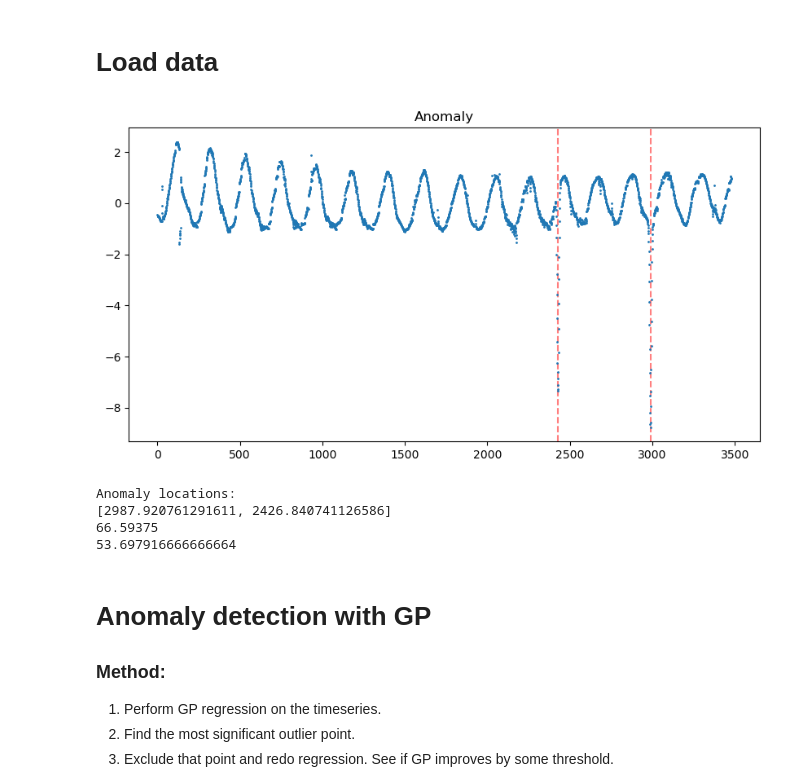
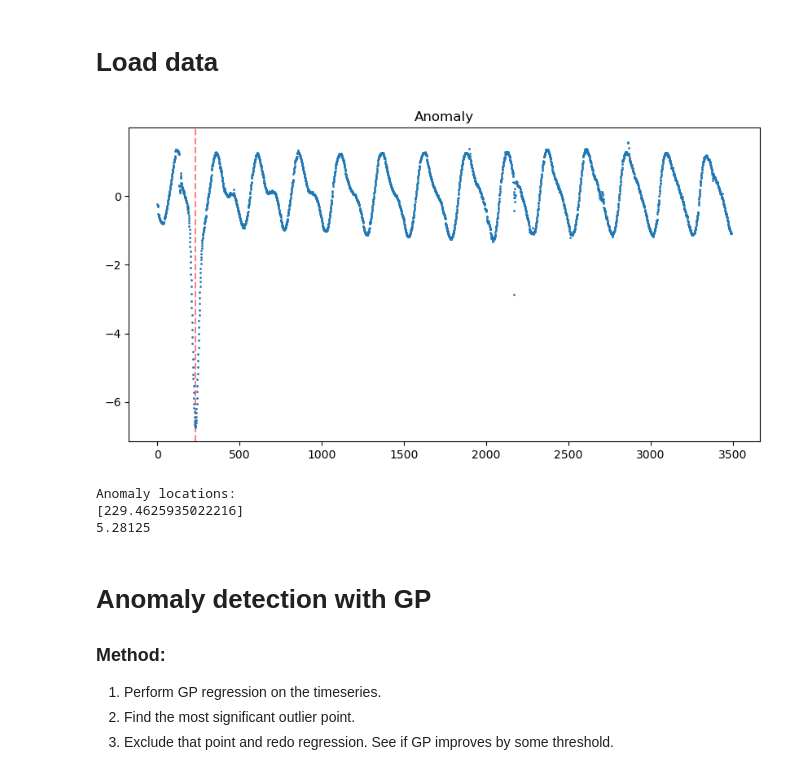
Before and after one commit to linneawolniewicz/dipper-detection, a Jupyter notebook: scripts/explore_gp.ipynb, the cells around one changed output. Drawn from its saved outputs; the diff is of its cells as text; code cells hidden in the pictures.

```diff
--- a/scripts/explore_gp.ipynb
+++ b/scripts/explore_gp.ipynb
@@ -16,7 +16,7 @@ Using device: cuda
 # %%
 # Load a file and inject an anomaly
 data_dir = '../data/k2/'
-filename = 'k2_72.fits'
+filename = 'k2_64.fits'
 fits_file = fits.open(data_dir + filename)
 
 # Load data
@@ -63,42 +63,41 @@ y_err = y_err[clean]
 assert len(x) == len(y) == len(y_err), 'Lengths of x, y, and y_err must be the same'
 
 # Inject anomalies
-steps, y, anomaly_locs = inject_anomaly(y, num_anomalies=2, seed=42)
+steps, y, anomaly_locs = inject_anomaly(y, num_anomalies=1, seed=64)
 
 # Standardize data to have mean 0 and std of 1
 mean_y = np.mean(y)
 std_y = np.std(y)
 y = (y - mean_y) / std_y
 y_err = y_err / std_y
 
 # Create original copies of x and y
 x_orig = np.copy(x)
 y_orig = np.copy(y)
 y_err_orig = np.copy(y_err)
 
 # Convert to tensors
 x_tensor = torch.tensor(x, dtype=torch.float32).to(device)
 y_tensor = torch.tensor(y, dtype=torch.float32).to(device)
 y_err_tensor = torch.tensor(y_err, dtype=torch.float32).to(device)
 
 # Plot
 plt.figure(figsize=(10,5))
 for i in range(len(anomaly_locs)):
     plt.axvline(x=anomaly_locs[i], color='r', linestyle='--', alpha=0.5)
 plt.plot(steps, y, '.', markersize=2)
 plt.title("Anomaly")
 plt.show()
 
 # Print anomaly_locs, both indices and x[i]
 print("Anomaly locations:")
 print(anomaly_locs)
 for i in anomaly_locs: print(x[int(i)])
 # %% [output]
-[figure, old version]
+[figure, new version]
 Anomaly locations:
-[2987.920761291611, 2426.840741126586]
-66.59375
-53.697916666666664
+[229.4625935022216]
+5.28125
 # %% [markdown]
 # Anomaly detection with GP
 ### Method:
```
Also changed, not shown: parts of 3 cells of this notebook.
